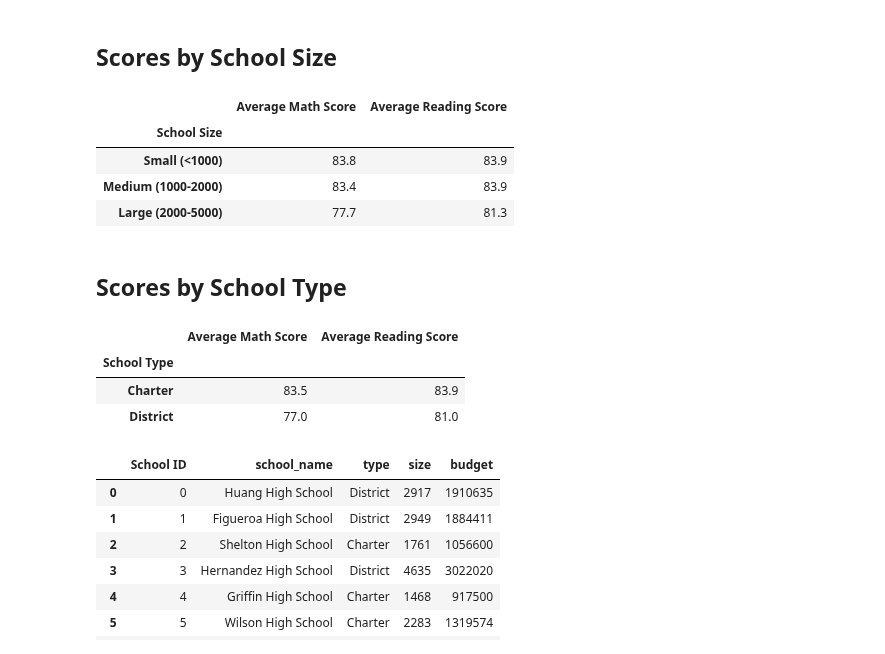
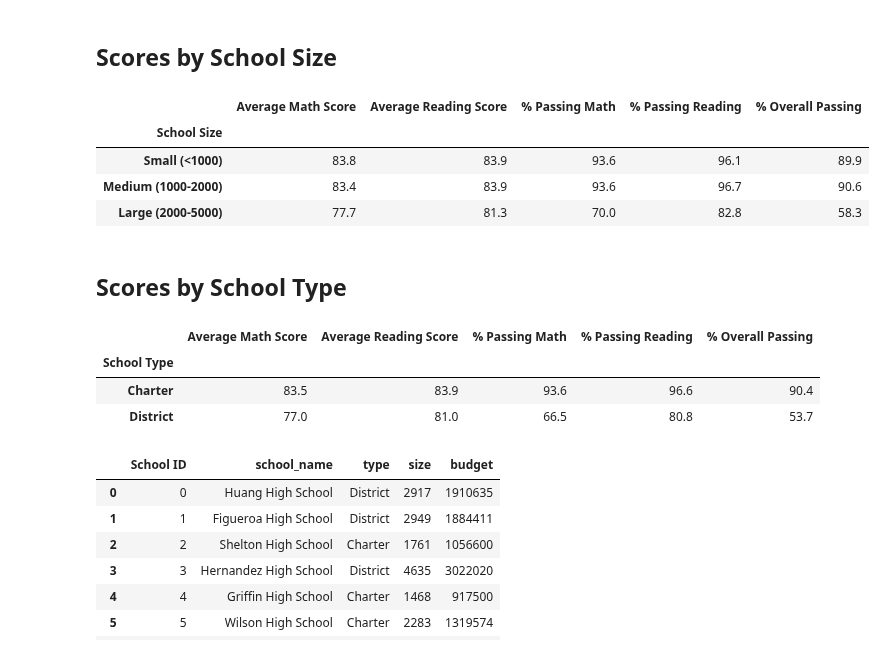
Before and after one commit to cedoula/School_District_Analysis, a Jupyter notebook: PyCitySchools_Challenge.ipynb, the cells around one changed output. Saved outputs shown, nothing was run; the diff lists cells and outputs as text; code cells hidden in the pictures.

```diff
--- a/PyCitySchools_Challenge.ipynb
+++ b/PyCitySchools_Challenge.ipynb
@@ -456,22 +460,34 @@ per_school_summary_df["School Size"] = pd.cut(per_school_summary_df["Total Stude
 size_avg_math_scores = per_school_summary_df.groupby("School Size").mean()["Average Math Score"]
 
 size_avg_reading_scores = per_school_summary_df.groupby("School Size").mean()["Average Reading Score"]
+
+size_avg_math_percent = per_school_summary_df.groupby("School Size").mean()["% Passing Math"]
+
+size_avg_reading_percent = per_school_summary_df.groupby("School Size").mean()["% Passing Reading"]
+
+size_avg_overall_percent = per_school_summary_df.groupby("School Size").mean()["% Overall Passing"]
 # %%
 # Assemble into DataFrame.
 size_avg_scores_df = pd.DataFrame({
     "Average Math Score": size_avg_math_scores,
-    "Average Reading Score": size_avg_reading_scores})
+    "Average Reading Score": size_avg_reading_scores,
+    "% Passing Math": size_avg_math_percent,
+    "% Passing Reading": size_avg_reading_percent,
+    "% Overall Passing": size_avg_overall_percent})
 # %%
 # Format the DataFrame
 size_avg_scores_df["Average Math Score"] = size_avg_scores_df["Average Math Score"].map("{:.1f}".format)
 size_avg_scores_df["Average Reading Score"] = size_avg_scores_df["Average Reading Score"].map("{:.1f}".format)
+size_avg_scores_df["% Passing Math"] = size_avg_scores_df["% Passing Math"].map("{:.1f}".format)
+size_avg_scores_df["% Passing Reading"] = size_avg_scores_df["% Passing Reading"].map("{:.1f}".format)
+size_avg_scores_df["% Overall Passing"] = size_avg_scores_df["% Overall Passing"].map("{:.1f}".format)
 size_avg_scores_df
 # %% [output]
-|  | Average Math Score | Average Reading Score |
-| School Size |  |  |
-| Small (<1000) | 83.8 | 83.9 |
-| Medium (1000-2000) | 83.4 | 83.9 |
-| Large (2000-5000) | 77.7 | 81.3 |
+|  | Average Math Score | Average Reading Score | % Passing Math | % Passing Reading | % Overall Passing |
+| School Size |  |  |  |  |  |
+| Small (<1000) | 83.8 | 83.9 | 93.6 | 96.1 | 89.9 |
+| Medium (1000-2000) | 83.4 | 83.9 | 93.6 | 96.7 | 90.6 |
+| Large (2000-5000) | 77.7 | 81.3 | 70.0 | 82.8 | 58.3 |
 # %% [markdown]
 ## Scores by School Type
 # %%
@@ -488,12 +513,15 @@ type_avg_scores_df = pd.DataFrame({
 # # Format the DataFrame
 type_avg_scores_df["Average Math Score"] = type_avg_scores_df["Average Math Score"].map("{:.1f}".format)
 type_avg_scores_df["Average Reading Score"] = type_avg_scores_df["Average Reading Score"].map("{:.1f}".format)
+type_avg_scores_df["% Passing Math"] = type_avg_scores_df["% Passing Math"].map("{:.1f}".format)
+type_avg_scores_df["% Passing Reading"] = type_avg_scores_df["% Passing Reading"].map("{:.1f}".format)
+type_avg_scores_df["% Overall Passing"] = type_avg_scores_df["% Overall Passing"].map("{:.1f}".format)
 type_avg_scores_df
 # %% [output]
-|  | Average Math Score | Average Reading Score |
-| School Type |  |  |
-| Charter | 83.5 | 83.9 |
-| District | 77.0 | 81.0 |
+|  | Average Math Score | Average Reading Score | % Passing Math | % Passing Reading | % Overall Passing |
+| School Type |  |  |  |  |  |
+| Charter | 83.5 | 83.9 | 93.6 | 96.6 | 90.4 |
+| District | 77.0 | 81.0 | 66.5 | 80.8 | 53.7 |
 # %%
 # Add the Pandas and os dependencies.
 import pandas as pd
```
Also changed, not shown: parts of 7 cells of this notebook, 13 other files.
